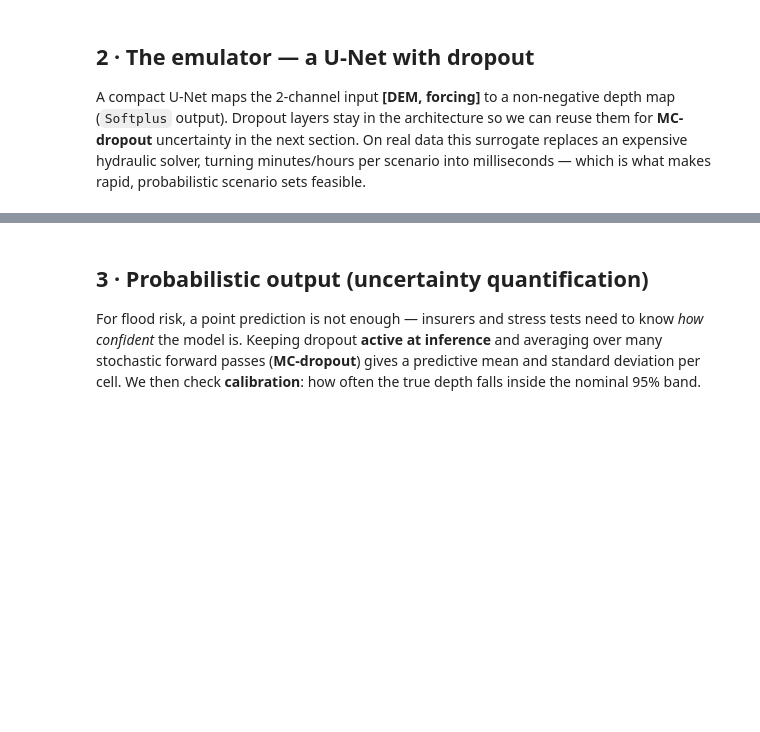
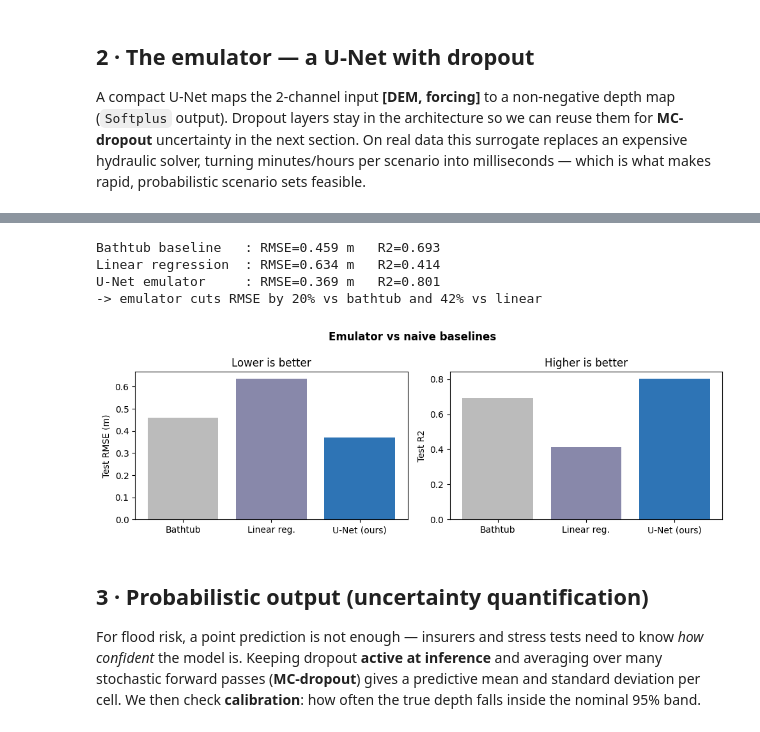
Before and after one commit to SaharMb90/flood_emulator_demonstrator, a Jupyter notebook: flood_emulator_demonstrator.ipynb, the cells around one changed output, grey strips where cells are left out. Cells and saved outputs as stored; diff of their text form; code cells hidden in the pictures; blank space fills up the shorter version.

```diff
--- a/flood_emulator_demonstrator.ipynb
+++ b/flood_emulator_demonstrator.ipynb
@@ -47,15 +47,27 @@ def gaussian_random_field(n, scale, rng):
     return (fld - fld.mean()) / (fld.std() + 1e-8)
 
 def make_terrain(rng):
-    """DEM (m): floodplain sloping to a wandering river channel + roughness."""
+    # DEM (m): floodplain sloping to a river, plus a LEVEE with a breach protecting a low polder.
+    # The levee is the key non-linearity: land behind an intact levee stays dry even when it sits
+    # below the water level, so a naive relu(h-z) "bathtub" model cannot get it right.
     col = np.zeros(N, int); c = rng.integers(N // 3, 2 * N // 3)
     for r in range(N):
         c = int(np.clip(c + rng.integers(-1, 2), 4, N - 5)); col[r] = c
-    dist = np.abs(np.arange(N)[None, :] - col[:, None])         # distance to river
+    yy, xx = np.mgrid[0:N, 0:N]
+    dist = np.abs(xx - col[:, None])
     z = 0.13 * dist + 1.3 * gaussian_random_field(N, 7.0, rng) + np.linspace(0, 1.5, N)[:, None]
     z = z - z.min()
     channel = (dist <= 1.5).astype(np.float32)
-    z = np.where(channel > 0, z - 1.0, z); z = z - z.min()
+    z = np.where(channel > 0, z - 1.0, z)
+    s = rng.choice([-1, 1]); off = rng.integers(7, 11)          # levee side & offset from river
+    levee_center = np.clip(col + s * off, 2, N - 3)
+    lev = np.abs(xx - levee_center[:, None]) <= 1.0             # ridge cells
+    polder = (s * (xx - col[:, None])) > off                    # protected land beyond the levee
+    z = np.where(polder, z - 2.0, z)                            # lower the polder
+    z = z + 5.0 * lev                                           # raise the levee
+    brow = rng.integers(0, N); bw = rng.integers(2, 4)          # a breach gap in the levee
+    z = np.where((np.abs(yy - brow) < bw) & lev, z - 5.0, z)
+    z = z - z.min()
     return z.astype(np.float32), channel
 
 def hydraulic_proxy(z, channel, water_level):
@@ -166,3 +202,37 @@ plt.tight_layout(); plt.show()
+# %%
+from sklearn.linear_model import LinearRegression
+
+# 1) bathtub baseline: relu(water_level - elevation) -- floods every below-water cell
+z_test = Xte[:, 0]; wl_test = WLte[:, None, None]
+bathtub = np.clip(wl_test - z_test, 0, None)[:, None]
+rmse_bt = float(np.sqrt(((bathtub - true) ** 2).mean()))
+r2_bt = float(1 - ((bathtub - true) ** 2).sum() / ((true - true.mean()) ** 2).sum())
+
+# 2) per-pixel linear regression on [elevation, forcing]
+def feats(X): return np.stack([X[:, 0].ravel(), X[:, 1].ravel()], 1)
+lr = LinearRegression().fit(feats(Xtr), Ytr.ravel())
+lin = np.clip(lr.predict(feats(Xte)), 0, None).reshape(true.shape)
+rmse_lin = float(np.sqrt(((lin - true) ** 2).mean()))
+r2_lin = float(1 - ((lin - true) ** 2).sum() / ((true - true.mean()) ** 2).sum())
+
+print(f"Bathtub baseline   : RMSE={rmse_bt:.3f} m   R2={r2_bt:.3f}")
+print(f"Linear regression  : RMSE={rmse_lin:.3f} m   R2={r2_lin:.3f}")
+print(f"U-Net emulator     : RMSE={rmse:.3f} m   R2={r2:.3f}")
+print(f"-> emulator cuts RMSE by {100*(1-rmse/rmse_bt):.0f}% vs bathtub and {100*(1-rmse/rmse_lin):.0f}% vs linear")
+
+fig, ax = plt.subplots(1, 2, figsize=(10, 3.4))
+names = ["Bathtub", "Linear reg.", "U-Net (ours)"]
+ax[0].bar(names, [rmse_bt, rmse_lin, rmse], color=["#bbbbbb", "#8888aa", "#2E74B5"])
+ax[0].set_ylabel("Test RMSE (m)"); ax[0].set_title("Lower is better")
+ax[1].bar(names, [r2_bt, r2_lin, r2], color=["#bbbbbb", "#8888aa", "#2E74B5"])
+ax[1].set_ylabel("Test R2"); ax[1].set_title("Higher is better"); ax[1].axhline(0, color="k", lw=.6)
+fig.suptitle("Emulator vs naive baselines", weight="bold"); plt.tight_layout(); plt.show()
+# %% [output]
+Bathtub baseline   : RMSE=0.459 m   R2=0.693
+Linear regression  : RMSE=0.634 m   R2=0.414
+U-Net emulator     : RMSE=0.369 m   R2=0.801
+-> emulator cuts RMSE by 20% vs bathtub and 42% vs linear
+[figure, added]
 # %% [markdown]
 ## 3 · Probabilistic output (uncertainty quantification)
 
```
Also changed, not shown: parts of 11 cells of this notebook, 5 other files.
